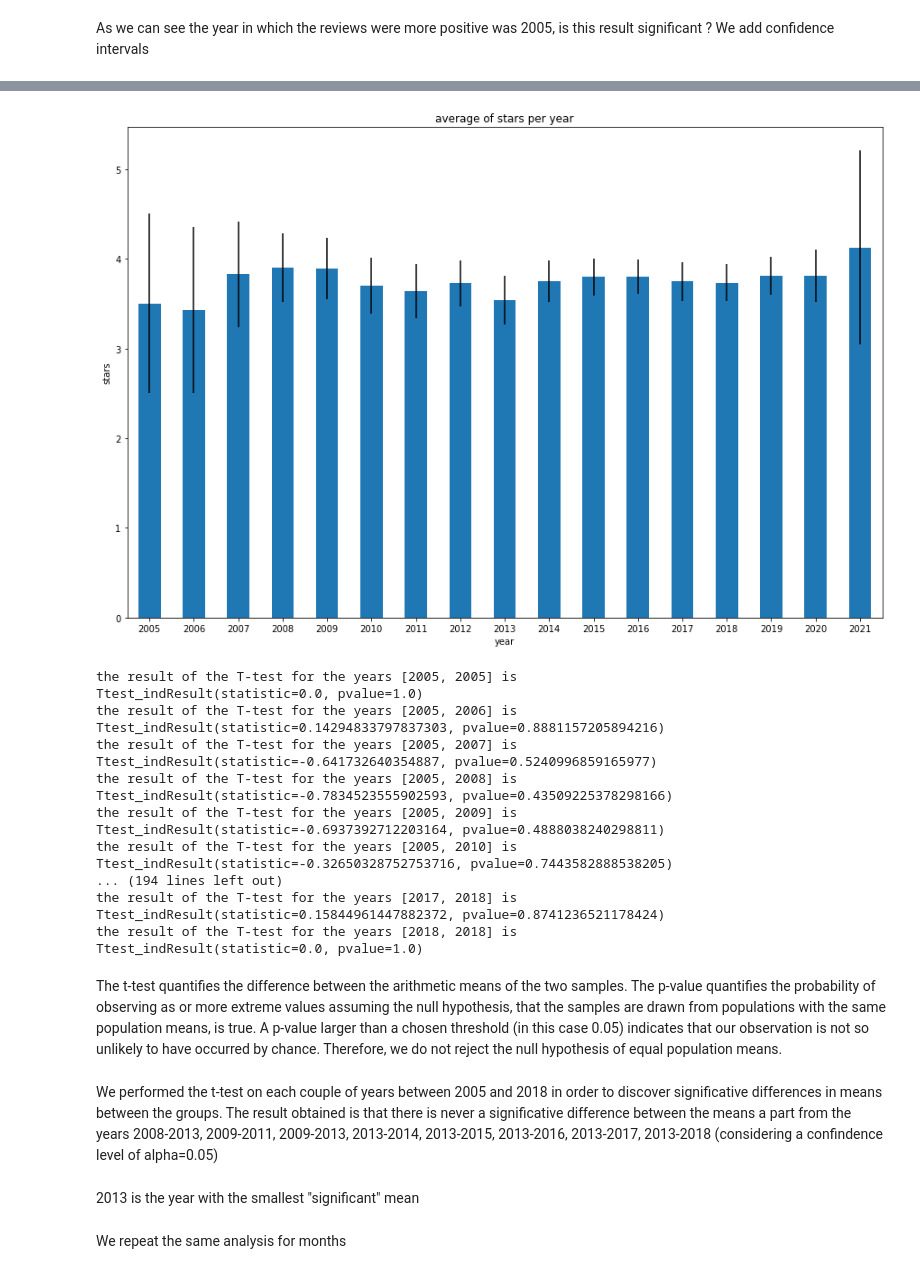
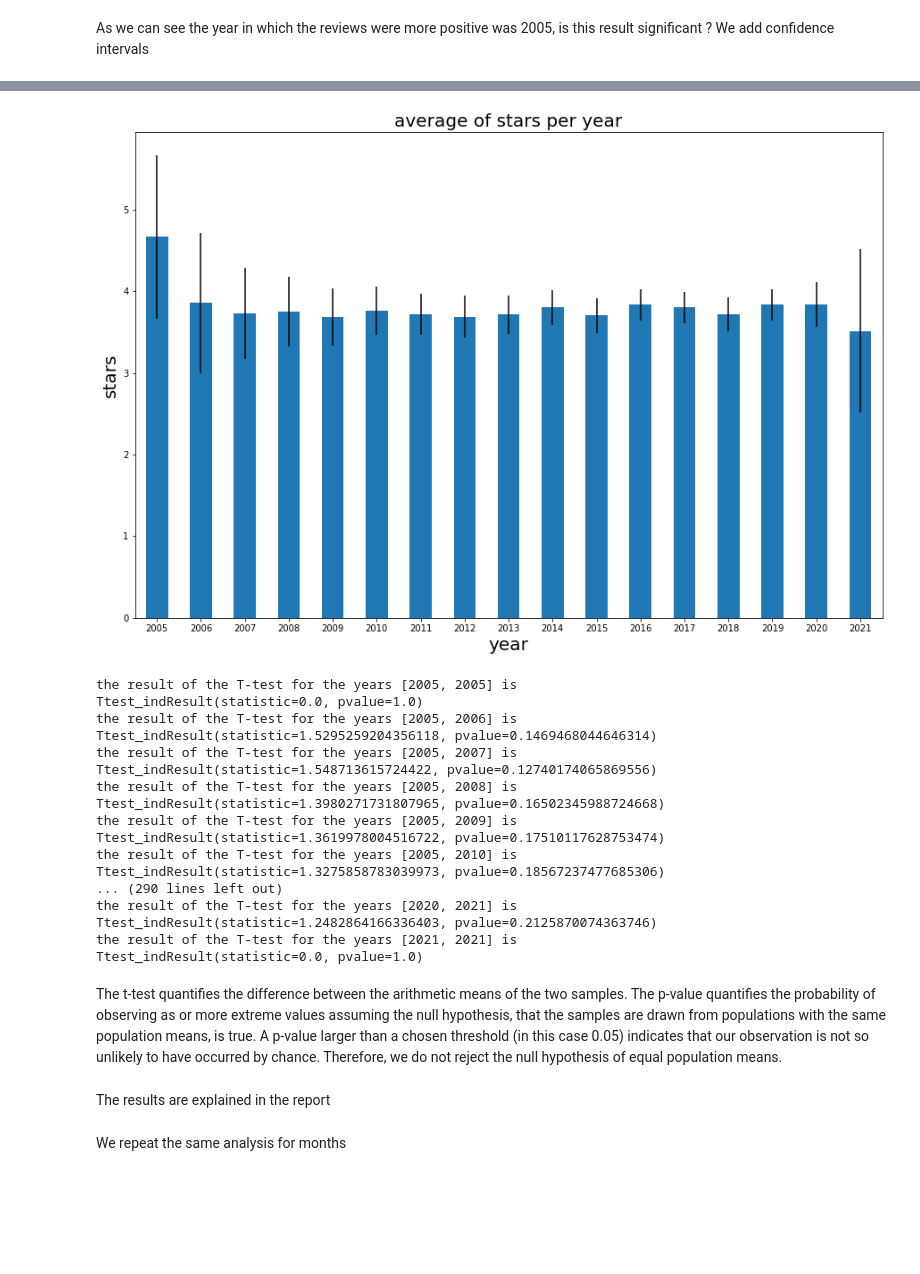
Before and after one commit to lucarossi9/Statistical-computation-project-2, a Jupyter notebook: evaluating the evolution of the ratings.ipynb, the cells around one changed output, grey strips where cells are left out. Cells and saved outputs as stored; diff of their text form; code cells hidden in the pictures; blank space fills up the shorter version.

Commit message:
updated results (they were random so i had to rerun it for the report

```diff
--- a/evaluating the evolution of the ratings.ipynb
+++ b/evaluating the evolution of the ratings.ipynb
@@ -413,12 +412,12 @@ print(lengths)
 # %%
 df_dates.groupby(df_dates['date'].dt.year)["stars_y"].mean().plot(
     kind='bar', rot=0, figsize=(15,10), yerr = lengths)
-plt.ylabel('stars')
-plt.xlabel('year')
-plt.title('average of stars per year')
+plt.ylabel('stars', fontsize=20)
+plt.xlabel('year', fontsize=20)
+plt.title('average of stars per year', fontsize=20)
 plt.show()
 # %% [output]
-[figure, old version]
+[figure, new version]
 # %%
 import scipy
 # %%
@@ -428,33 +427,31 @@ def difference_means_years(years):
     print('the result of the T-test for the years', years, 'is')
     print(scipy.stats.ttest_ind(year1, year2))
 # %%
-for i in range(2005,2019):
-    for j in range(i,2019):
+for i in range(2005,2022):
+    for j in range(i,2022):
         difference_means_years([i,j])
 # %% [output]
 the result of the T-test for the years [2005, 2005] is
 Ttest_indResult(statistic=0.0, pvalue=1.0)
 the result of the T-test for the years [2005, 2006] is
-Ttest_indResult(statistic=0.14294833797837303, pvalue=0.8881157205894216)
+Ttest_indResult(statistic=1.5295259204356118, pvalue=0.1469468044646314)
 the result of the T-test for the years [2005, 2007] is
-Ttest_indResult(statistic=-0.641732640354887, pvalue=0.5240996859165977)
+Ttest_indResult(statistic=1.548713615724422, pvalue=0.12740174065869556)
 the result of the T-test for the years [2005, 2008] is
-Ttest_indResult(statistic=-0.7834523555902593, pvalue=0.43509225378298166)
+Ttest_indResult(statistic=1.3980271731807965, pvalue=0.16502345988724668)
 the result of the T-test for the years [2005, 2009] is
-Ttest_indResult(statistic=-0.6937392712203164, pvalue=0.4888038240298811)
+Ttest_indResult(statistic=1.3619978004516722, pvalue=0.17510117628753474)
 the result of the T-test for the years [2005, 2010] is
-Ttest_indResult(statistic=-0.32650328752753716, pvalue=0.7443582888538205)
-... (194 lines left out)
-the result of the T-test for the years [2017, 2018] is
-Ttest_indResult(statistic=0.15844961447882372, pvalue=0.8741236521178424)
-the result of the T-test for the years [2018, 2018] is
+Ttest_indResult(statistic=1.3275858783039973, pvalue=0.18567237477685306)
+... (290 lines left out)
+the result of the T-test for the years [2020, 2021] is
+Ttest_indResult(statistic=1.2482864166336403, pvalue=0.2125870074363746)
+the result of the T-test for the years [2021, 2021] is
 Ttest_indResult(statistic=0.0, pvalue=1.0)
 # %% [markdown]
 The t-test quantifies the difference between the arithmetic means of the two samples. The p-value quantifies the probability of observing as or more extreme values assuming the null hypothesis, that the samples are drawn from populations with the same population means, is true. A p-value larger than a chosen threshold (in this case 0.05) indicates that our observation is not so unlikely to have occurred by chance. Therefore, we do not reject the null hypothesis of equal population means.
-# %% [markdown]
-We performed the t-test on each couple of years between 2005 and 2018 in order to discover significative differences in means between the groups. The result obtained is that there is never a significative difference between the means a part from the years 2008-2013, 2009-2011, 2009-2013, 2013-2014, 2013-2015, 2013-2016, 2013-2017, 2013-2018 (considering a confindence level of alpha=0.05)
-# %% [markdown]
-2013 is the year with the smallest "significant" mean
+# %% [markdown]
+The results are explained in the report
 # %% [markdown]
 We repeat the same analysis for months
 # %%
```
Also changed, not shown: parts of 83 cells of this notebook.
